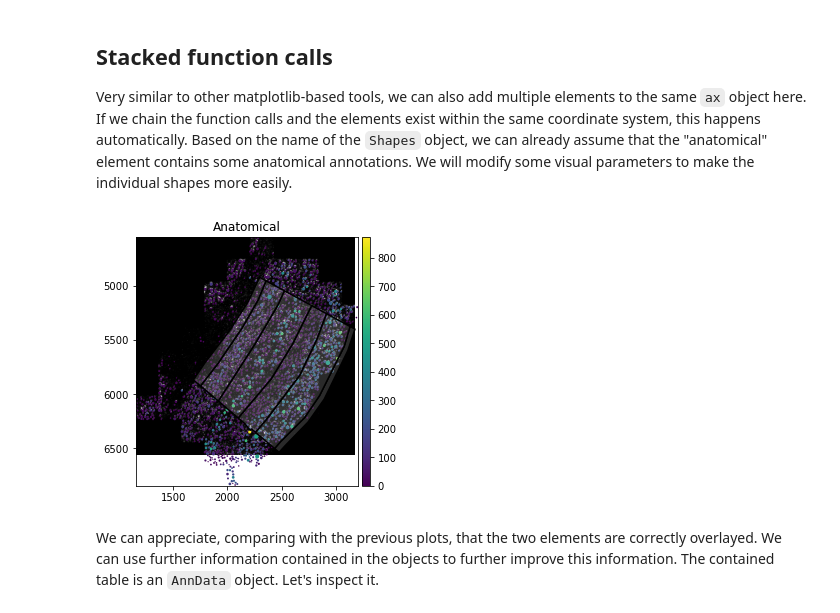
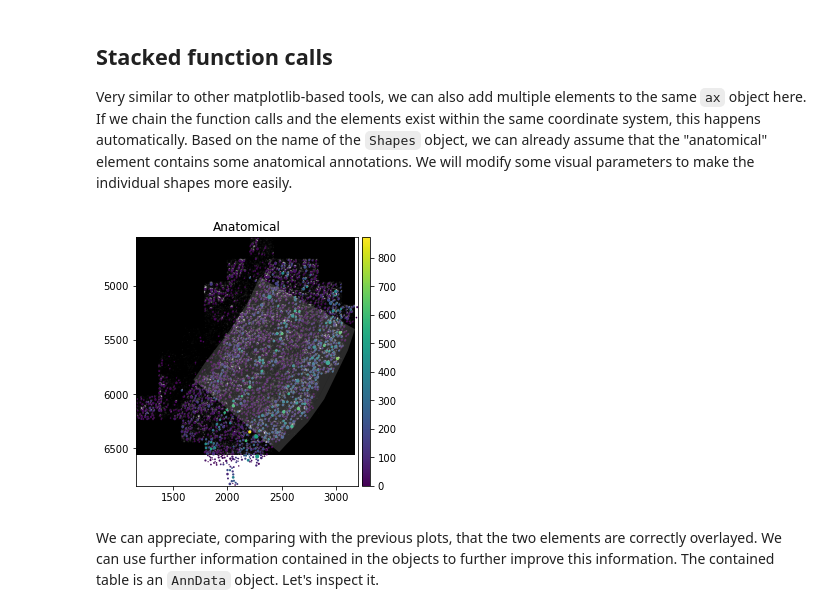
Before and after one commit to PMBio/spatialdata-workshops, a Jupyter notebook: notebooks/nb5_static_plotting.ipynb, the cells around one changed output. Drawn from its saved outputs; the diff is of its cells as text; code cells hidden in the pictures.

```diff
--- a/notebooks/nb5_static_plotting.ipynb
+++ b/notebooks/nb5_static_plotting.ipynb
@@ -73,14 +77,13 @@ sdata_merfish.pl.render_shapes(element="cells").pl.show(ax=axs[1], title="Cells"
 Very similar to other matplotlib-based tools, we can also add multiple elements to the same `ax` object here. If we chain the function calls and the elements exist within the same coordinate system, this happens automatically. Based on the name of the `Shapes` object, we can already assume that the "anatomical" element contains some anatomical annotations. We will modify some visual parameters to make the individual shapes more easily.
 # %%
 (
-    sdata_merfish
-    .pl.render_images(cmap="grey")
-    .pl.render_shapes(element="cells", fill_alpha=1, color="Lamp5")
-    .pl.render_shapes(element="anatomical", fill_alpha=0.2, outline=True)
+    sdata_merfish.pl.render_images(cmap="grey")
+    .pl.render_shapes(element="cells", fill_alpha=1, color="Lamp5", outline_alpha=0)
+    .pl.render_shapes(element="anatomical", fill_alpha=0.2, outline_alpha=0)
     .pl.show(title="Anatomical")
 )
 # %% [output]
-[figure, old version]
+[figure, new version]
 # %% [markdown]
 We can appreciate, comparing with the previous plots, that the two elements are correctly overlayed. We can use further information contained in the objects to further improve this information. The contained table is an `AnnData` object. Let's inspect it.
 # %%
```
Also changed, not shown: parts of 10 cells of this notebook, 3 other files.
